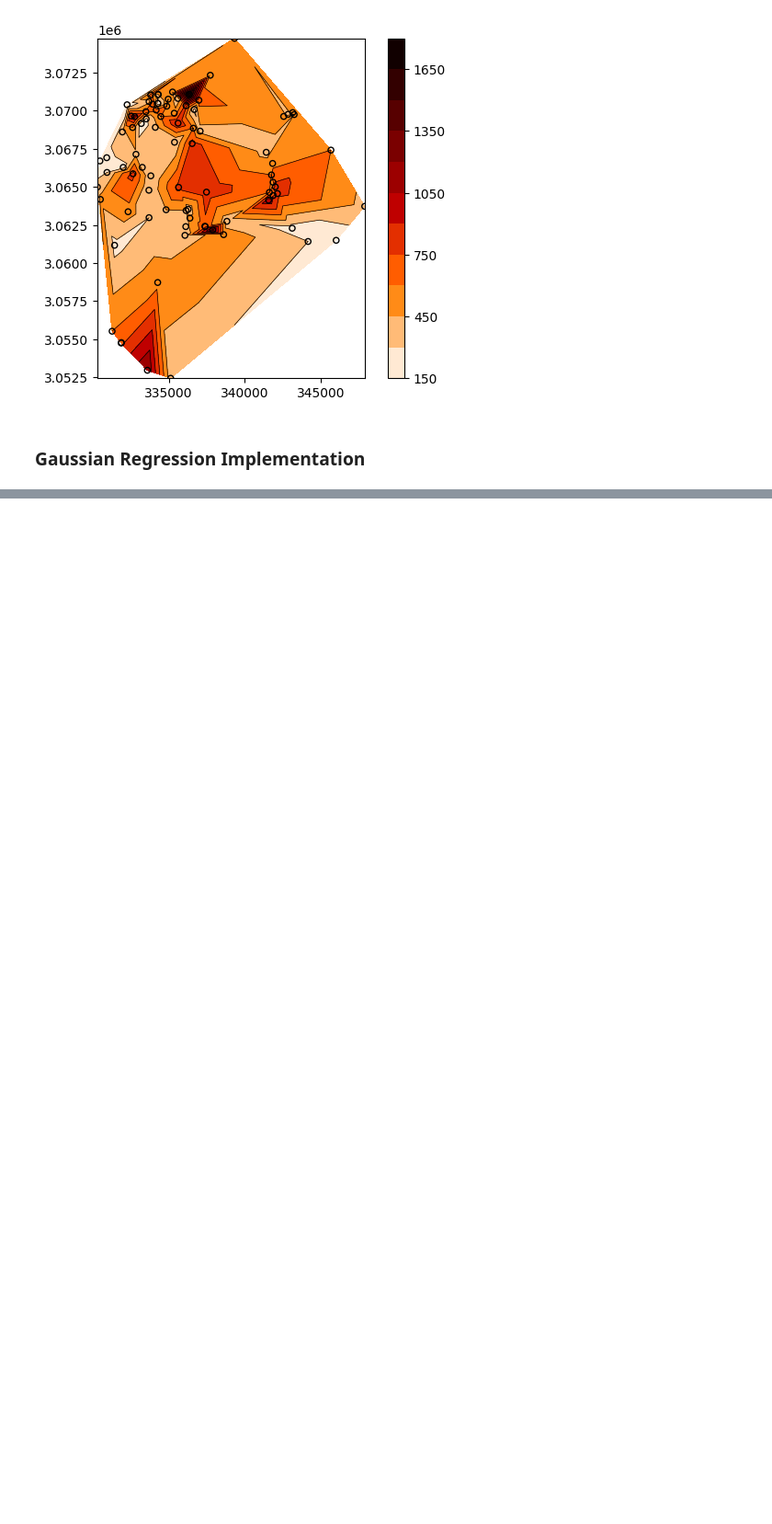
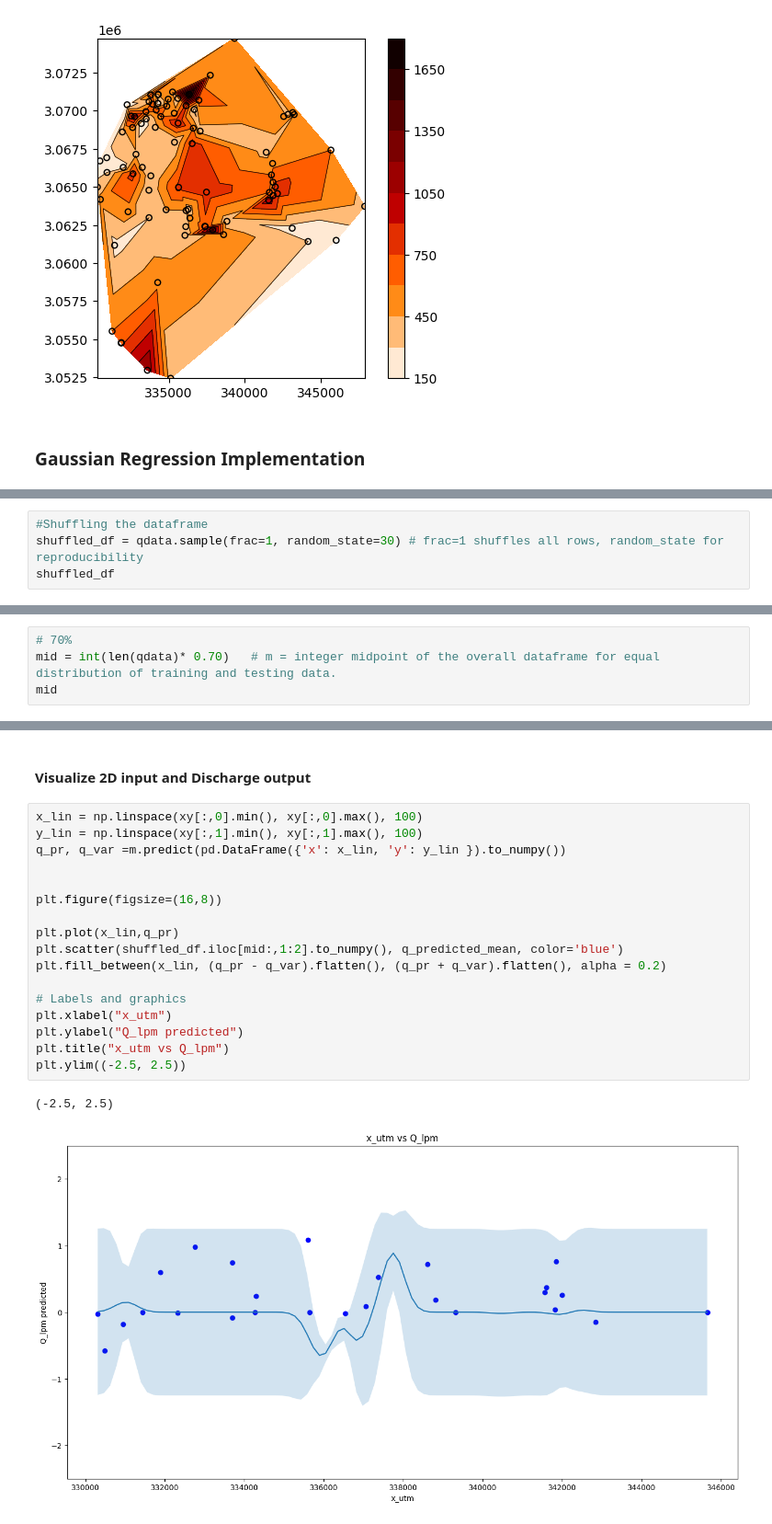
Before and after one commit to KandelN/gw-predictor, a Jupyter notebook: gaussian_process.ipynb, the cells around one changed output, grey strips where cells are left out. Shown: that part at 92% size. Cells and saved outputs as stored; diff of their text form; blank space fills up the shorter version.

```diff
--- a/notebook_gpr.ipynb
+++ b/gaussian_process.ipynb
@@ -87,0 +90,4 @@ sigmaN2=0.005 #sigmaN2 is the variance of the regression noise-term
+# %%
+#Shuffling the dataframe
+shuffled_df = qdata.sample(frac=1, random_state=30) # frac=1 shuffles all rows, random_state for reproducibility
+shuffled_df
@@ -87,0 +108,4 @@ sigmaN2=0.005 #sigmaN2 is the variance of the regression noise-term
+# %%
+# 70%
+mid = int(len(qdata)* 0.70)   # m = integer midpoint of the overall dataframe for equal distribution of training and testing data.
+mid
@@ -87,0 +226,22 @@ sigmaN2=0.005 #sigmaN2 is the variance of the regression noise-term
+# %% [markdown]
+#### Visualize 2D input and Discharge output
+# %%
+x_lin = np.linspace(xy[:,0].min(), xy[:,0].max(), 100)
+y_lin = np.linspace(xy[:,1].min(), xy[:,1].max(), 100)
+q_pr, q_var =m.predict(pd.DataFrame({'x': x_lin, 'y': y_lin }).to_numpy())
+
+
+plt.figure(figsize=(16,8))
+
+plt.plot(x_lin,q_pr)
+plt.scatter(shuffled_df.iloc[mid:,1:2].to_numpy(), q_predicted_mean, color='blue')
+plt.fill_between(x_lin, (q_pr - q_var).flatten(), (q_pr + q_var).flatten(), alpha = 0.2)
+
+# Labels and graphics
+plt.xlabel("x_utm")
+plt.ylabel("Q_lpm predicted")
+plt.title("x_utm vs Q_lpm")
+plt.ylim((-2.5, 2.5))
+# %% [output]
+(-2.5, 2.5)
+[figure, added]
```
Also changed, not shown: parts of 22 cells of this notebook, 4 other files.
